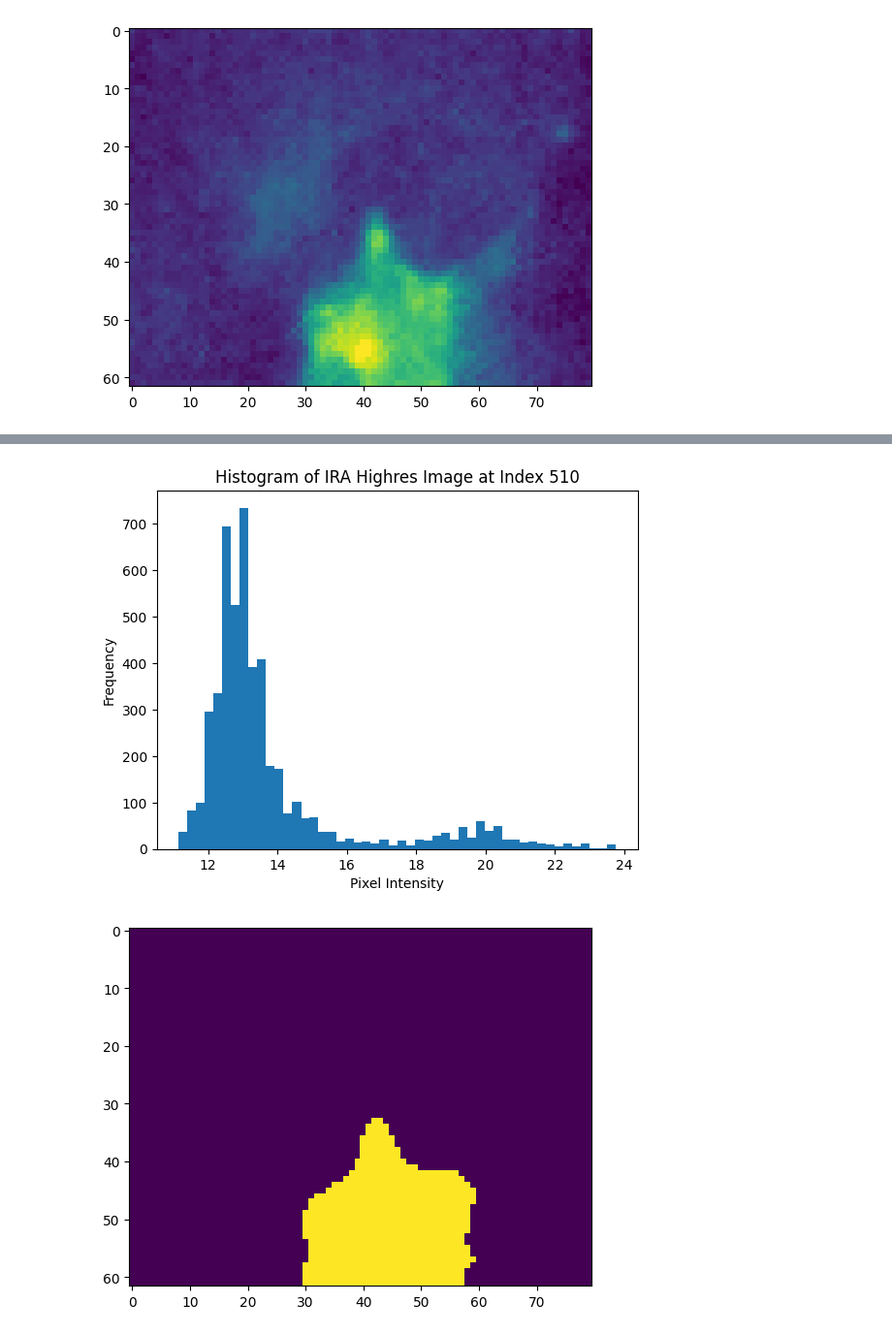
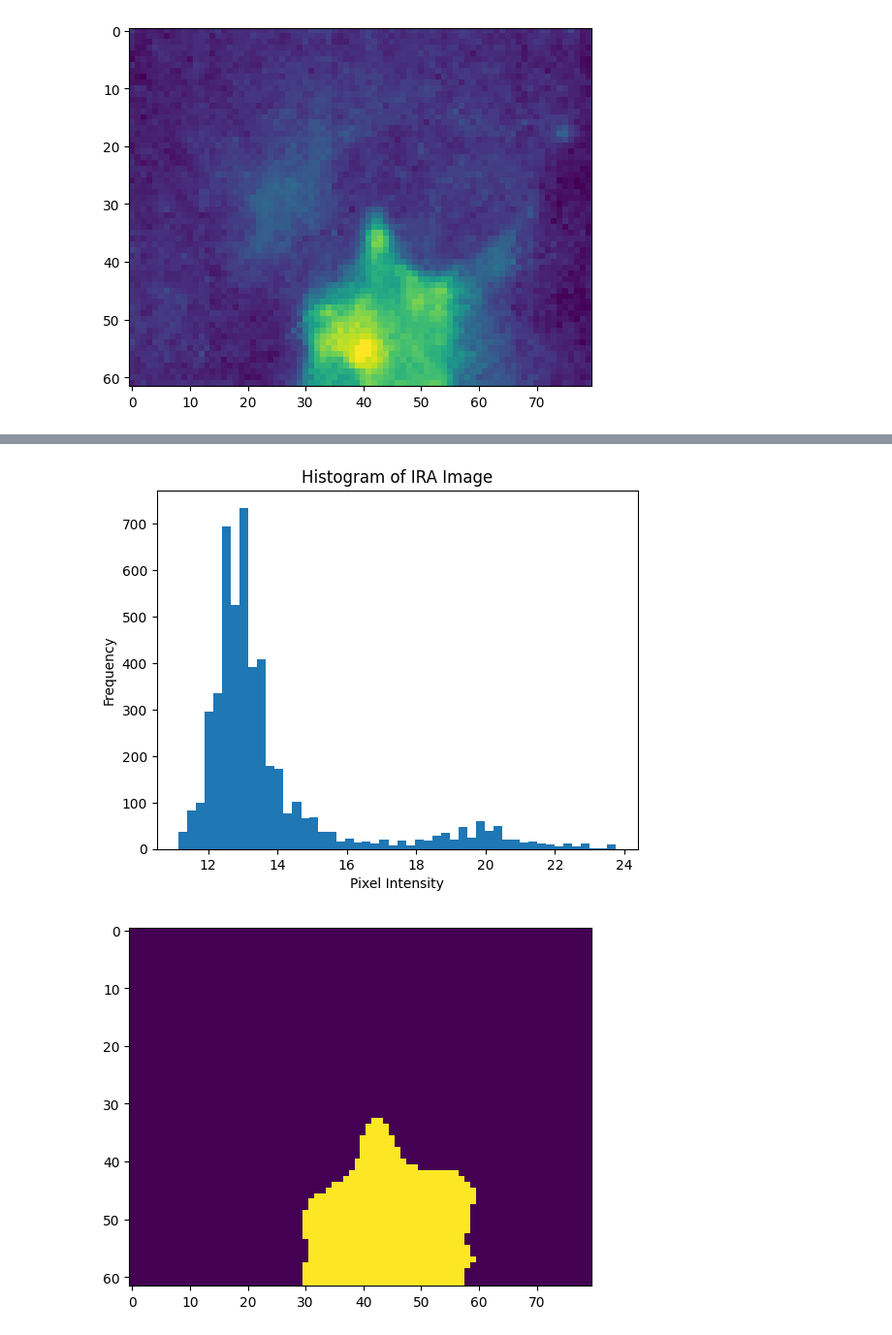
Before and after one commit to Myrmecos/FYP, a Jupyter notebook: src/heatsource_detection_module/extract.ipynb, the cells around one changed output, grey strips where cells are left out. Shown at 97% size. Cells and saved outputs as stored; diff of their text form; code cells hidden in the pictures.

```diff
--- a/src/heatsource_detection_module/extract.ipynb
+++ b/src/heatsource_detection_module/extract.ipynb
@@ -21,7 +21,7 @@ plt.show()
 # plot the histogram of the image
 plt.figure()
 plt.hist(ira_highres.flatten(), bins=50)
-plt.title("Histogram of IRA Highres Image at Index {}".format(idx))
+plt.title("Histogram of IRA Image")
 plt.xlabel("Pixel Intensity")
 plt.ylabel("Frequency")
 plt.show()
@@ -38,4 +72,4 @@ plt.show()
-[figure, old version]
+[figure, new version]
 # %%
 import numpy as np
 
```
Also changed, not shown: parts of 1 cell of this notebook, 10 other files.
